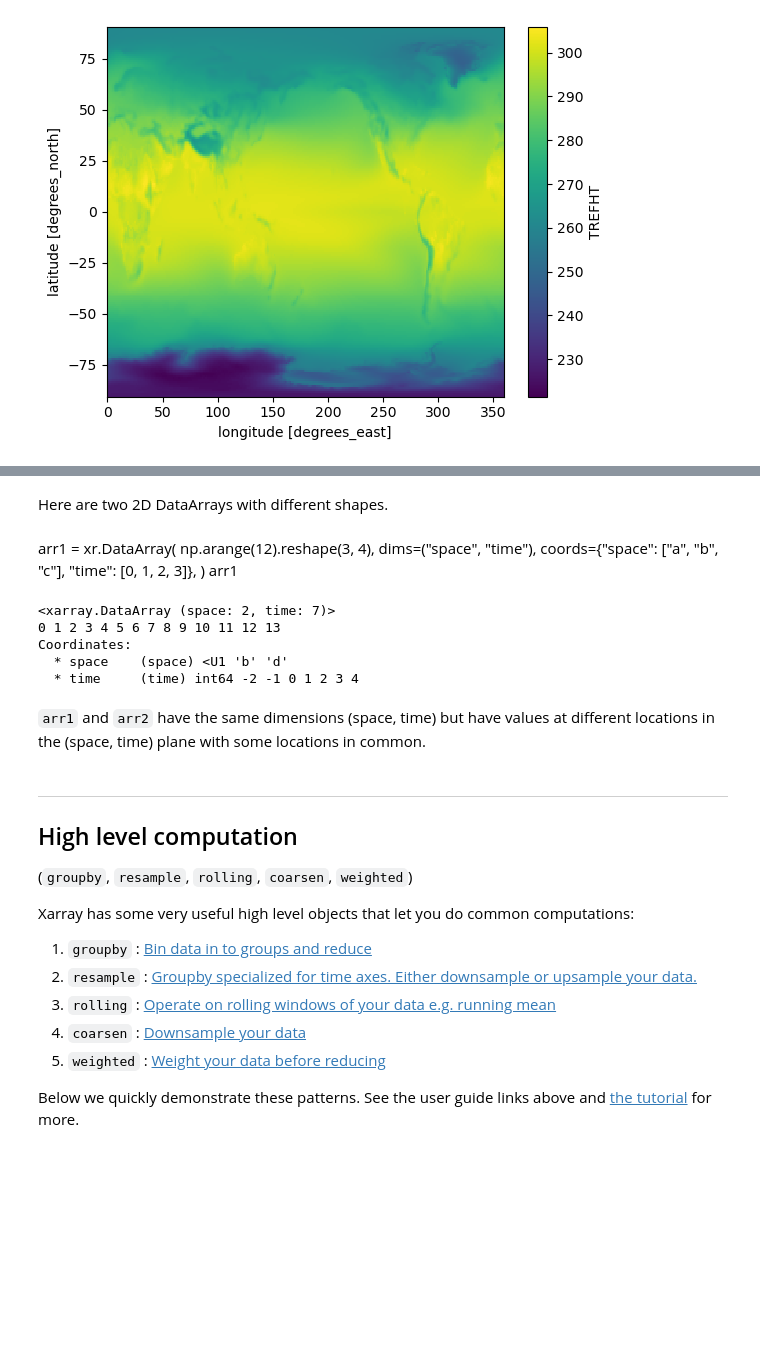
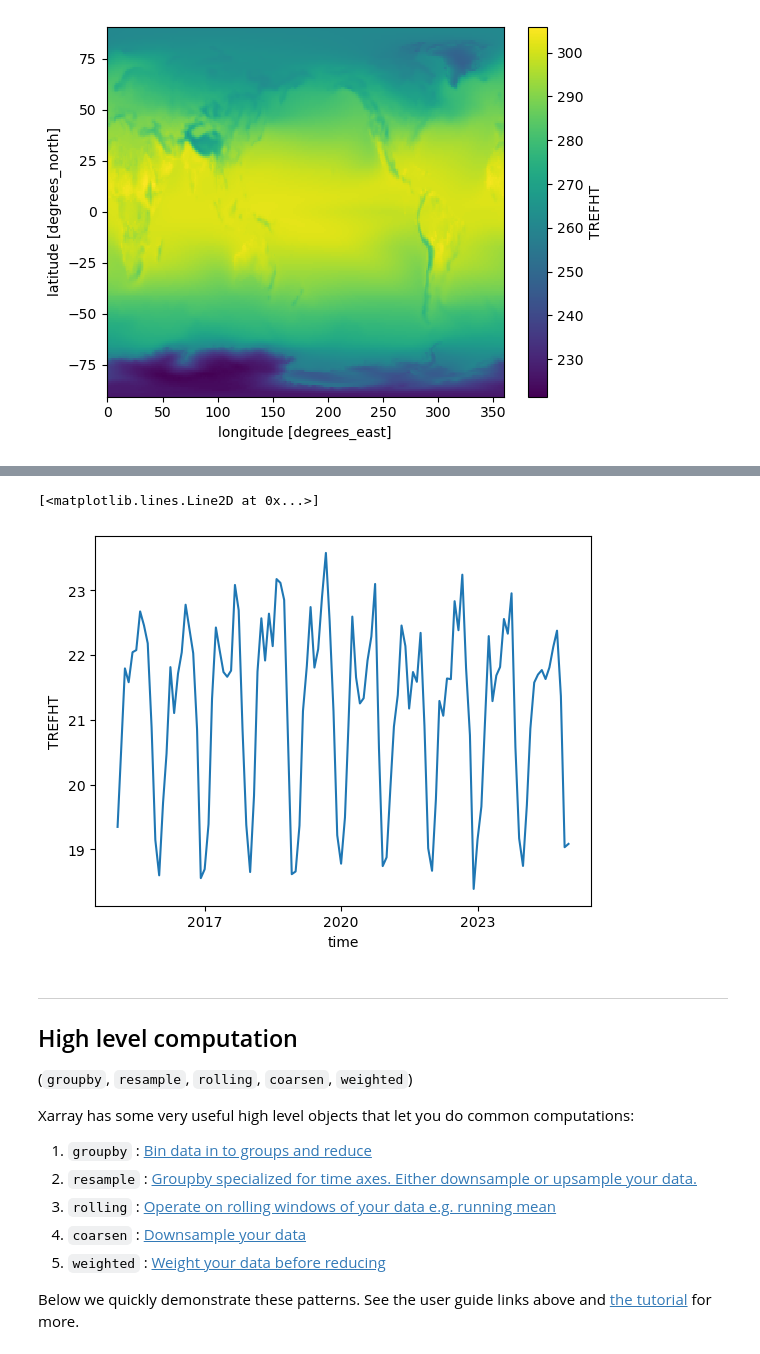
Before and after one commit to NCAR/Xarray-Dask-ESDS-2024, a Jupyter notebook: notebooks/01-xarray-intro.ipynb, the cells around one changed output, grey strips where cells are left out. Cells and saved outputs as stored; diff of their text form; code cells hidden in the pictures; blank space fills up the shorter version.

```diff
--- a/notebooks/01-xarray-intro.ipynb
+++ b/notebooks/01-xarray-intro.ipynb
@@ -425,27 +370,8 @@ Alignment ensures that the data along these coordinates is properly aligned befo
-# %% [markdown]
-Here are two 2D DataArrays with different shapes.
-# %% [markdown]
-arr1 = xr.DataArray(
-    np.arange(12).reshape(3, 4),
-    dims=("space", "time"),
-    coords={"space": ["a", "b", "c"], "time": [0, 1, 2, 3]},
-)
-arr1
-# %%
-arr2 = xr.DataArray(
-    np.arange(14).reshape(2, 7),
-    dims=("space", "time"),
-    coords={"space": ["b", "d"], "time": [-2, -1, 0, 1, 2, 3, 4]},
-)
-arr2
-# %% [output]
-<xarray.DataArray (space: 2, time: 7)>
-0 1 2 3 4 5 6 7 8 9 10 11 12 13
-Coordinates:
-  * space    (space) <U1 'b' 'd'
-  * time     (time) int64 -2 -1 0 1 2 3 4
-# %% [markdown]
-`arr1` and `arr2` have the same dimensions (space, time) but have values at different locations in the (space, time) plane with some locations in common.
+# %%
+tref.std(dim=["lat", "lon"]).plot()
+# %% [output]
+[<matplotlib.lines.Line2D at 0x...>]
+[figure, added]
 # %% [markdown]
 ---
 
```
Also changed, not shown: parts of 91 cells of this notebook.
